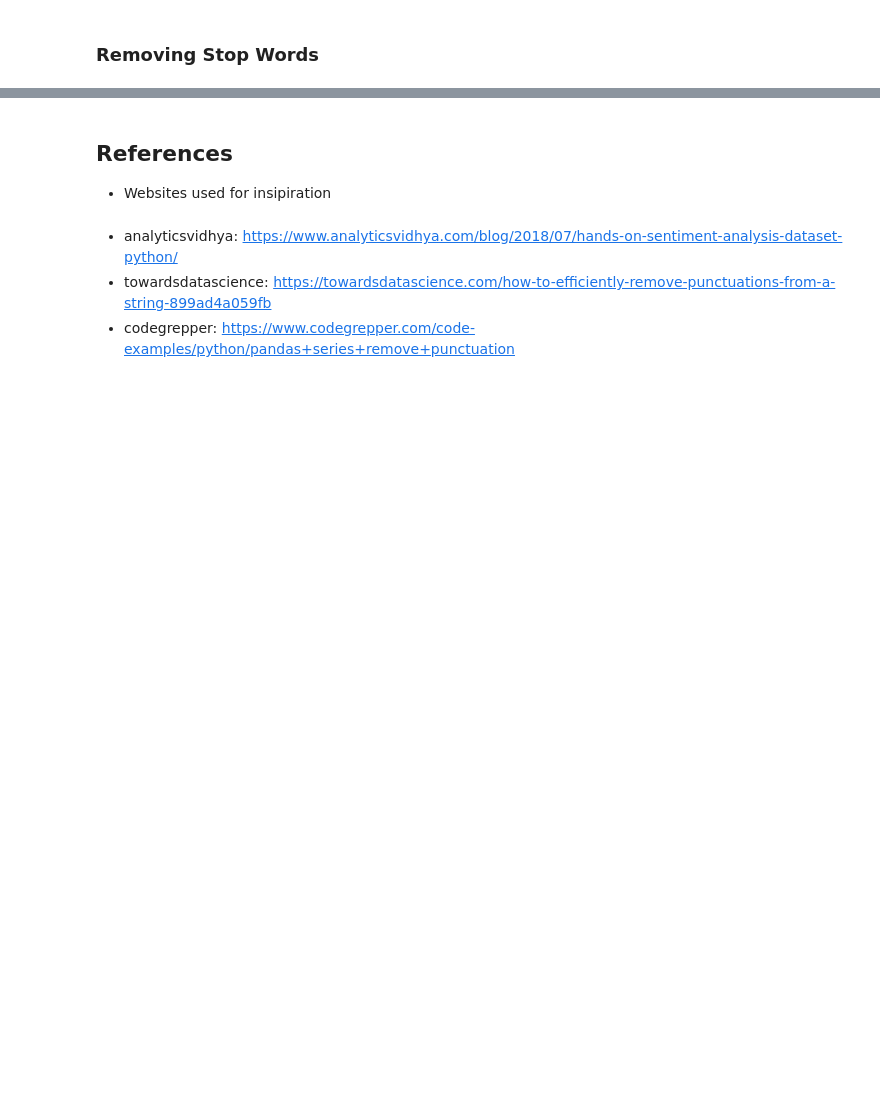
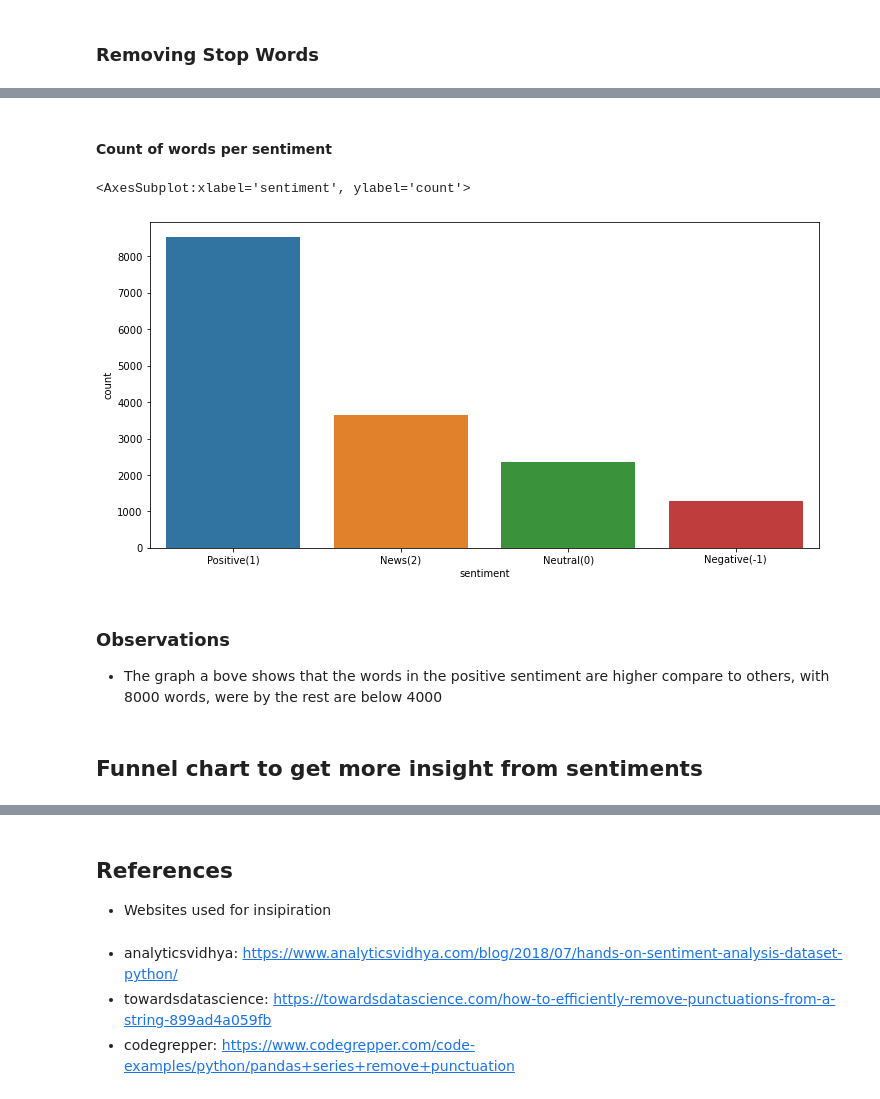
Before and after one commit to isabelomakhanya/classification_ts5, a Jupyter notebook: classification-ts5.ipynb, the cells around one changed output, grey strips where cells are left out. Cells and saved outputs as stored; diff of their text form; code cells hidden in the pictures; blank space fills up the shorter version.

```diff
--- a/classification-ts5.ipynb
+++ b/classification-ts5.ipynb
@@ -201,0 +209,4 @@ train_df.head()
+# %%
+#copy_df = train_df.copy()
+# Labeling the target
+train_df['sentiment'] = [['Negative(-1)', 'Neutral(0)', 'Positive(1)', 'News(2)'][x+1] for x in train_df['sentiment']]
@@ -201,0 +228,14 @@ train_df.head()
+# %% [markdown]
+#### Count of words per sentiment
+# %%
+labels = []
+plt.figure(figsize=(12,6))
+sns.countplot(x='sentiment',data=train_df)
+# %% [output]
+<AxesSubplot:xlabel='sentiment', ylabel='count'>
+[figure, added]
+# %% [markdown]
+### Observations
+- The graph a bove shows that the words in the positive sentiment are higher compare to others, with 8000 words, were by the rest are below 4000
+# %% [markdown]
+## Funnel chart to get more insight from sentiments
```
Also changed, not shown: parts of 87 cells of this notebook, 18 other files.
